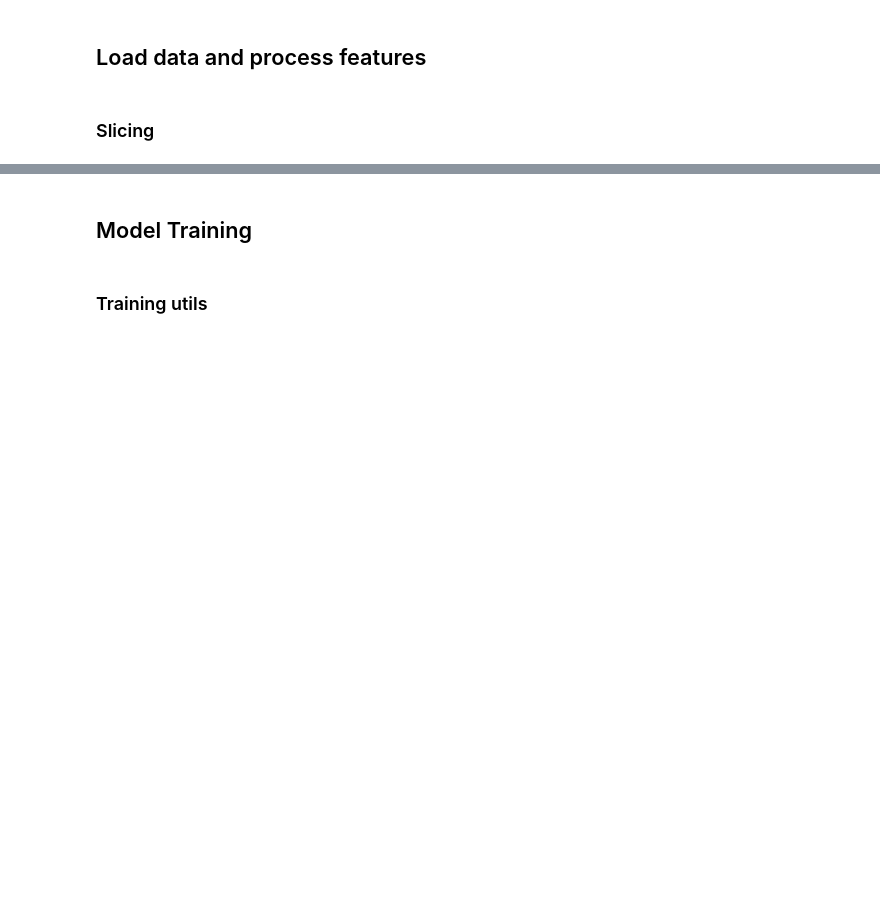
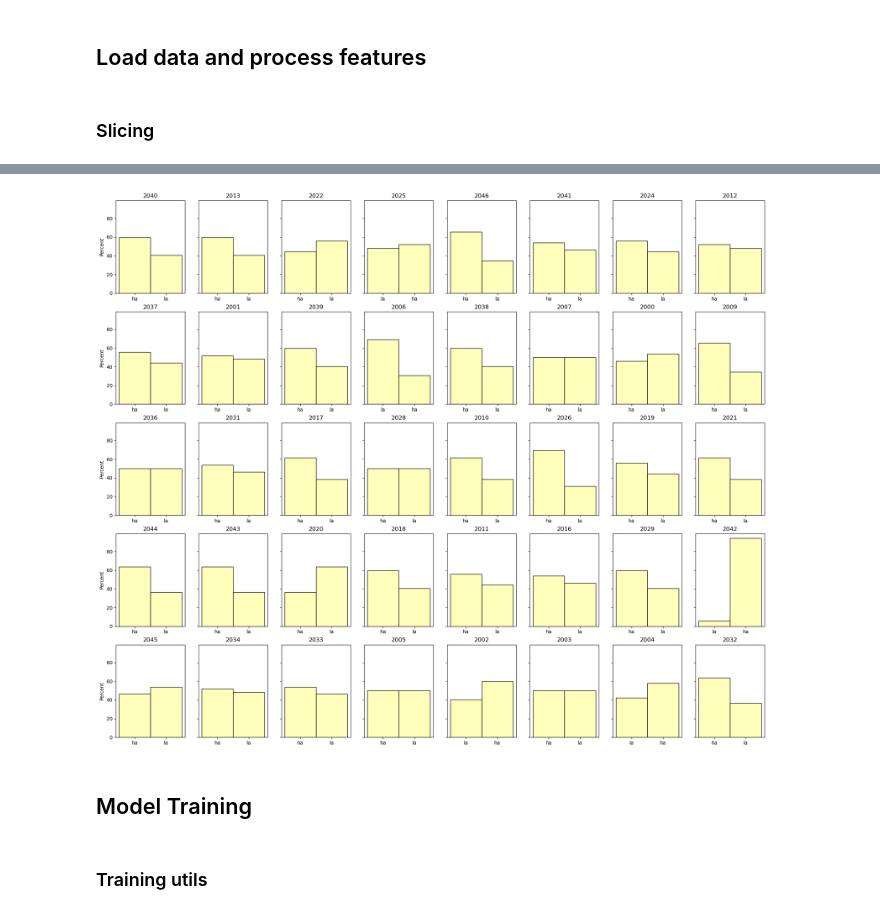
Before and after one commit to ti55987/MM_UCSF, a Jupyter notebook: analysis/knn_multi_classification.ipynb, the cells around one changed output, grey strips where cells are left out. Cells and saved outputs as stored; diff of their text form; code cells hidden in the pictures; blank space fills up the shorter version.

```diff
--- a/analysis/knn_multi_classification.ipynb
+++ b/analysis/knn_multi_classification.ipynb
@@ -212,0 +135,20 @@ Person dictionary
+# %%
+nrows = 5
+ncol = 8
+fig, axes = plt.subplots(
+    nrows=nrows,
+    sharey=True,
+    ncols=ncol,
+    figsize=(ncol * 3, nrows * 4),
+)
+
+for i in range(len(axes.flat)):
+    g = sns.histplot(
+        data=['ha' if 'ha' in target_names[a] else 'la' for a in cat_labels[i]],
+        stat="percent",
+        ax=axes.flat[i],
+        color="#fffea3",
+    )
+    g.set_title(subject_list[i])
+# %% [output]
+[figure, added]
```
Also changed, not shown: parts of 12 cells of this notebook, 4 other files.
